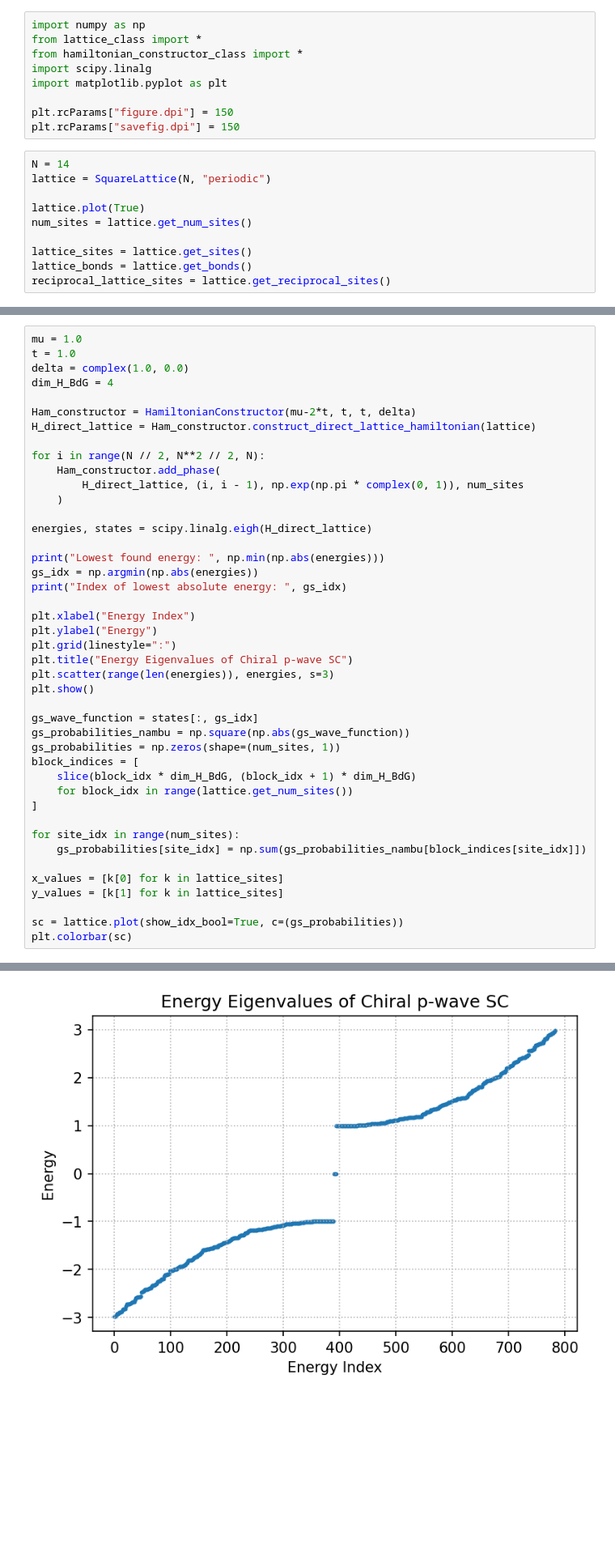
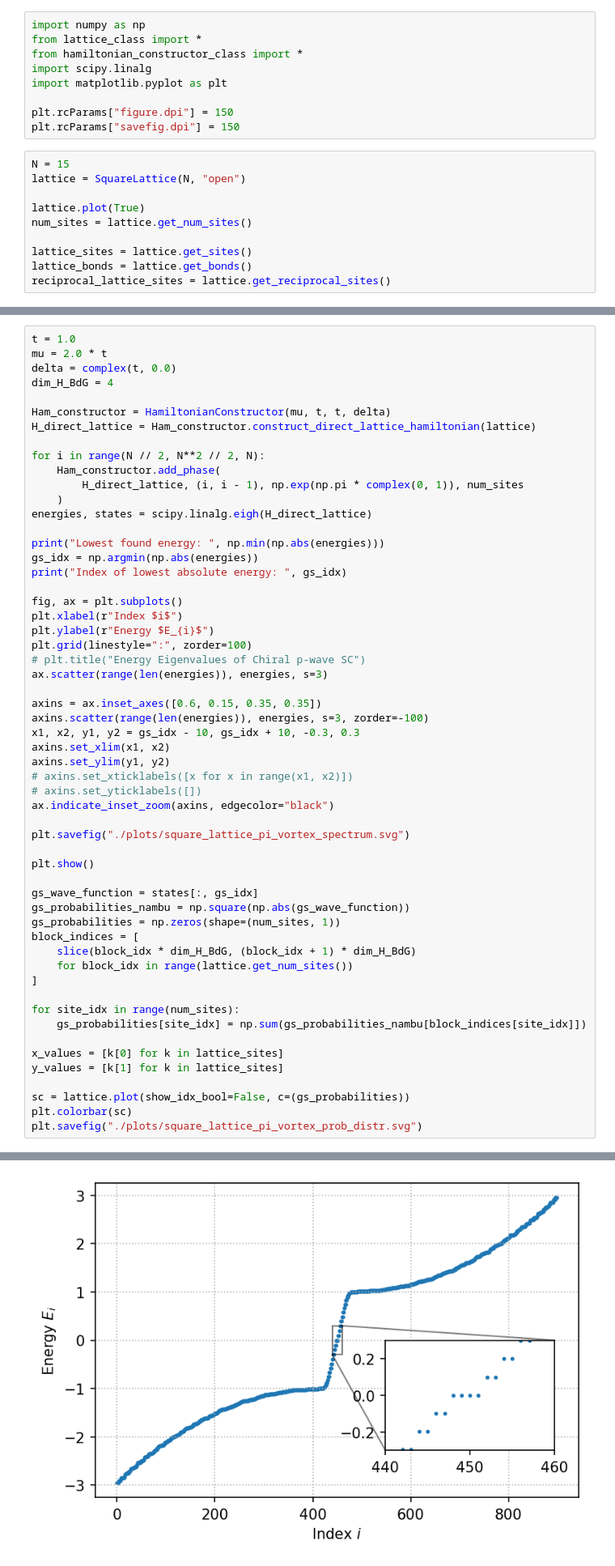
Before and after one commit to isschoch/chiral-p-wave-on-buckyball-geometry, a Jupyter notebook: pi_vortex.ipynb, the cells around one changed output, grey strips where cells are left out. Shown at 81% size. Cells and saved outputs as stored; diff of their text form; blank space fills up the shorter version.

```diff
--- a/pi_vortex.ipynb
+++ b/pi_vortex.ipynb
@@ -8,8 +8,8 @@ import matplotlib.pyplot as plt
 plt.rcParams["figure.dpi"] = 150
 plt.rcParams["savefig.dpi"] = 150
 # %%
-N = 14
-lattice = SquareLattice(N, "periodic")
+N = 15
+lattice = SquareLattice(N, "open")
 
 lattice.plot(True)
 num_sites = lattice.get_num_sites()
@@ -22,28 +22,40 @@ reciprocal_lattice_sites = lattice.get_reciprocal_sites()
 # %%
-mu = 1.0
 t = 1.0
-delta = complex(1.0, 0.0)
+mu = 2.0 * t
+delta = complex(t, 0.0)
 dim_H_BdG = 4
 
-Ham_constructor = HamiltonianConstructor(mu-2*t, t, t, delta)
+Ham_constructor = HamiltonianConstructor(mu, t, t, delta)
 H_direct_lattice = Ham_constructor.construct_direct_lattice_hamiltonian(lattice)
 
 for i in range(N // 2, N**2 // 2, N):
     Ham_constructor.add_phase(
         H_direct_lattice, (i, i - 1), np.exp(np.pi * complex(0, 1)), num_sites
     )
-
 energies, states = scipy.linalg.eigh(H_direct_lattice)
 
 print("Lowest found energy: ", np.min(np.abs(energies)))
 gs_idx = np.argmin(np.abs(energies))
 print("Index of lowest absolute energy: ", gs_idx)
 
-plt.xlabel("Energy Index")
-plt.ylabel("Energy")
-plt.grid(linestyle=":")
-plt.title("Energy Eigenvalues of Chiral p-wave SC")
-plt.scatter(range(len(energies)), energies, s=3)
+fig, ax = plt.subplots()
+plt.xlabel(r"Index $i$")
+plt.ylabel(r"Energy $E_{i}$")
+plt.grid(linestyle=":", zorder=100)
+# plt.title("Energy Eigenvalues of Chiral p-wave SC")
+ax.scatter(range(len(energies)), energies, s=3)
+
+axins = ax.inset_axes([0.6, 0.15, 0.35, 0.35])
+axins.scatter(range(len(energies)), energies, s=3, zorder=-100)
+x1, x2, y1, y2 = gs_idx - 10, gs_idx + 10, -0.3, 0.3
+axins.set_xlim(x1, x2)
+axins.set_ylim(y1, y2)
+# axins.set_xticklabels([x for x in range(x1, x2)])
+# axins.set_yticklabels([])
+ax.indicate_inset_zoom(axins, edgecolor="black")
+
+plt.savefig("./plots/square_lattice_pi_vortex_spectrum.svg")
+
 plt.show()
 
 gs_wave_function = states[:, gs_idx]
@@ -60,6 +72,7 @@ for site_idx in range(num_sites):
 x_values = [k[0] for k in lattice_sites]
 y_values = [k[1] for k in lattice_sites]
 
-sc = lattice.plot(show_idx_bool=True, c=(gs_probabilities))
+sc = lattice.plot(show_idx_bool=False, c=(gs_probabilities))
 plt.colorbar(sc)
+plt.savefig("./plots/square_lattice_pi_vortex_prob_distr.svg")
 # %% [output]
@@ -68 +81 @@ Index of lowest absolute energy:  391
-[figure, old version]
+[figure, new version]
```
Also changed, not shown: parts of 2 cells of this notebook, 19 other files.
